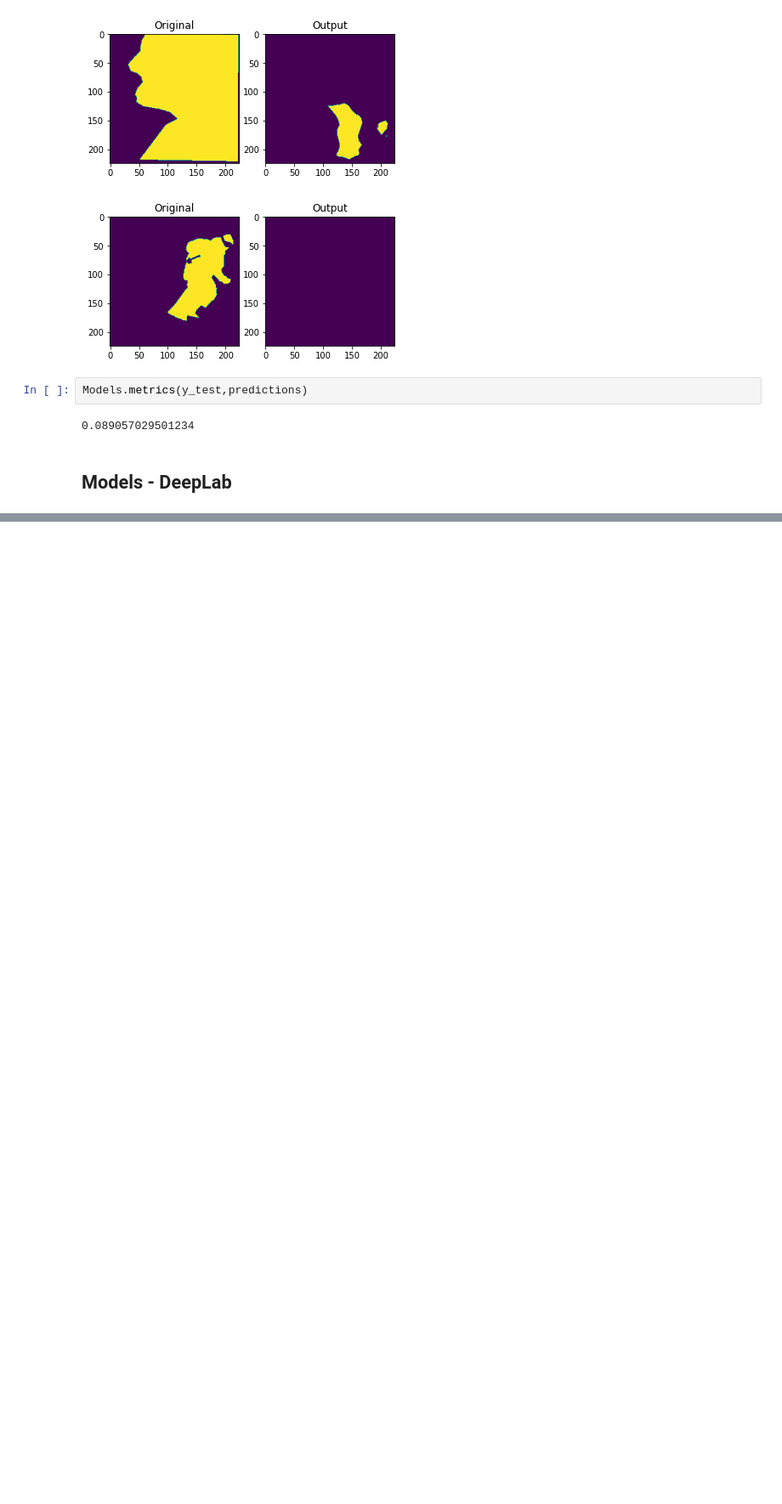
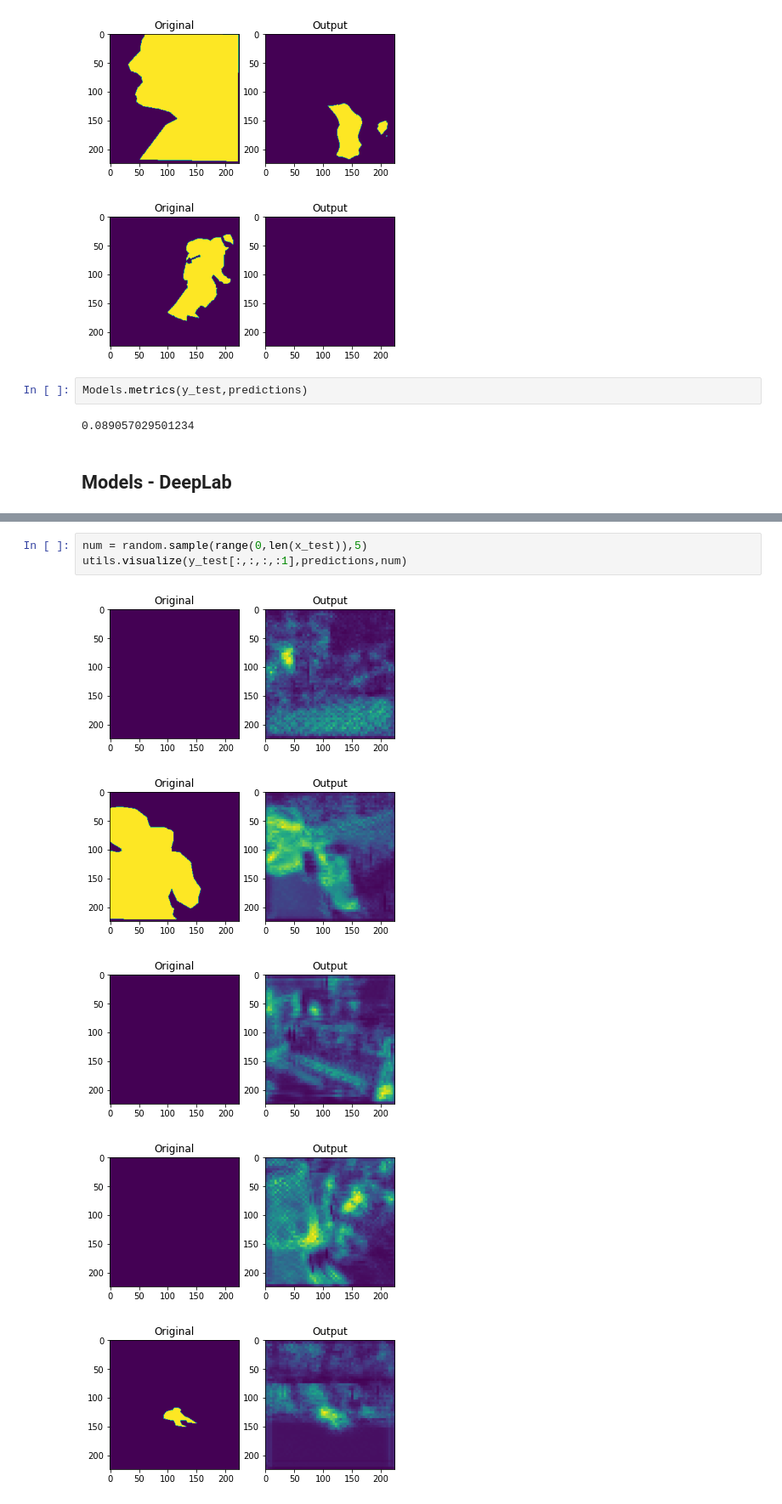
Before and after one commit to msaad1311/Image-Background-Removal, a Jupyter notebook: COCO Dataset/Code/UNet Testing.ipynb, the cells around one changed output, grey strips where cells are left out. Shown: that part at 85% size. Saved outputs shown, nothing was run; the diff lists cells and outputs as text; blank space fills up the shorter version.

```diff
--- a/COCO Dataset/Code/UNet Testing.ipynb
+++ b/COCO Dataset/Code/UNet Testing.ipynb
@@ -185,0 +196,9 @@ Epoch 46/200
+# %%
+num = random.sample(range(0,len(x_test)),5)
+utils.visualize(y_test[:,:,:,:1],predictions,num)
+# %% [output]
+[figure, added]
+[figure, added]
+[figure, added]
+[figure, added]
+[figure, added]
```
Also changed, not shown: parts of 4 cells of this notebook.
